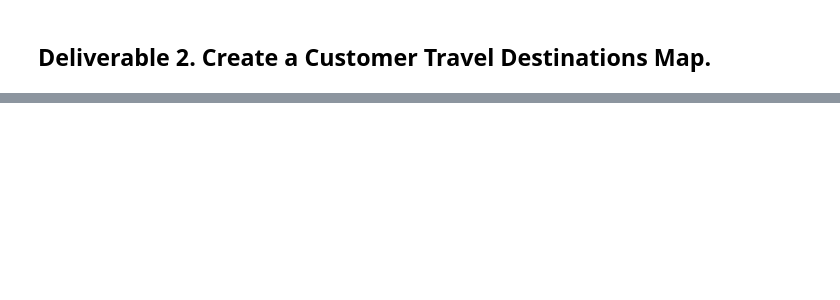
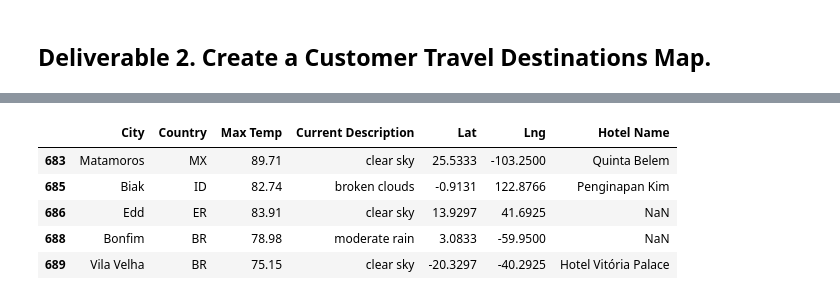
Before and after one commit to Olibabba/Week6_Jupyter_HW, a Jupyter notebook: Vacation_search/Vacation_Search.ipynb, the cells around one changed output, grey strips where cells are left out. Saved outputs shown, nothing was run; the diff lists cells and outputs as text; code cells hidden in the pictures; blank space fills up the shorter version.

```diff
--- a/Vacation_search/Vacation_Search.ipynb
+++ b/Vacation_search/Vacation_Search.ipynb
@@ -70,4 +192,11 @@ while x < 5;
 # %%
-hotel_df.info()
+hotel_df.tail()
+# %% [output]
+|  | City | Country | Max Temp | Current Description | Lat | Lng | Hotel Name |
+| 683 | Matamoros | MX | 89.71 | clear sky | 25.5333 | -103.2500 | Quinta Belem |
+| 685 | Biak | ID | 82.74 | broken clouds | -0.9131 | 122.8766 | Penginapan Kim |
+| 686 | Edd | ER | 83.91 | clear sky | 13.9297 | 41.6925 | NaN |
+| 688 | Bonfim | BR | 78.98 | moderate rain | 3.0833 | -59.9500 | NaN |
+| 689 | Vila Velha | BR | 75.15 | clear sky | -20.3297 | -40.2925 | Hotel Vitória Palace |
 # %%
 # 7. Drop the rows where there is no Hotel Name.
```
Also changed, not shown: parts of 15 cells of this notebook, 2 other files.
